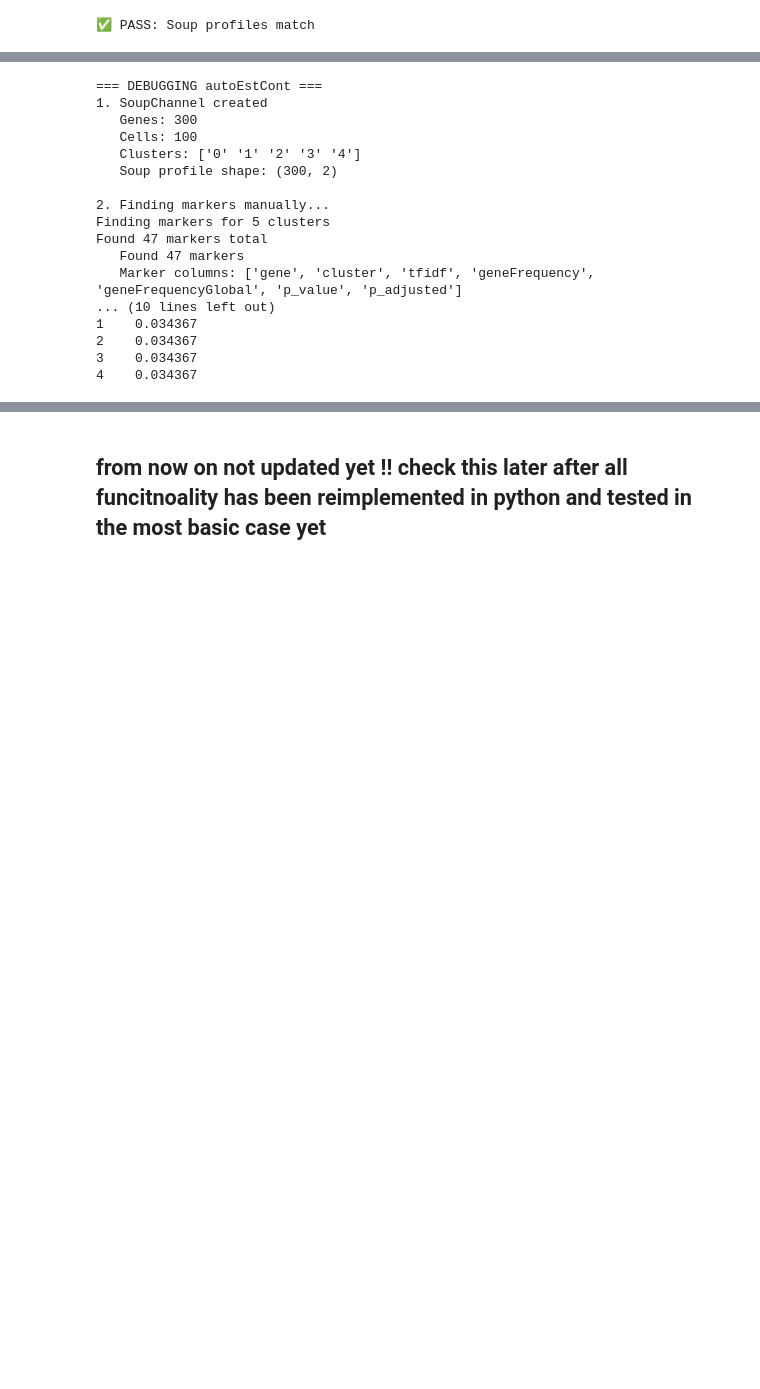
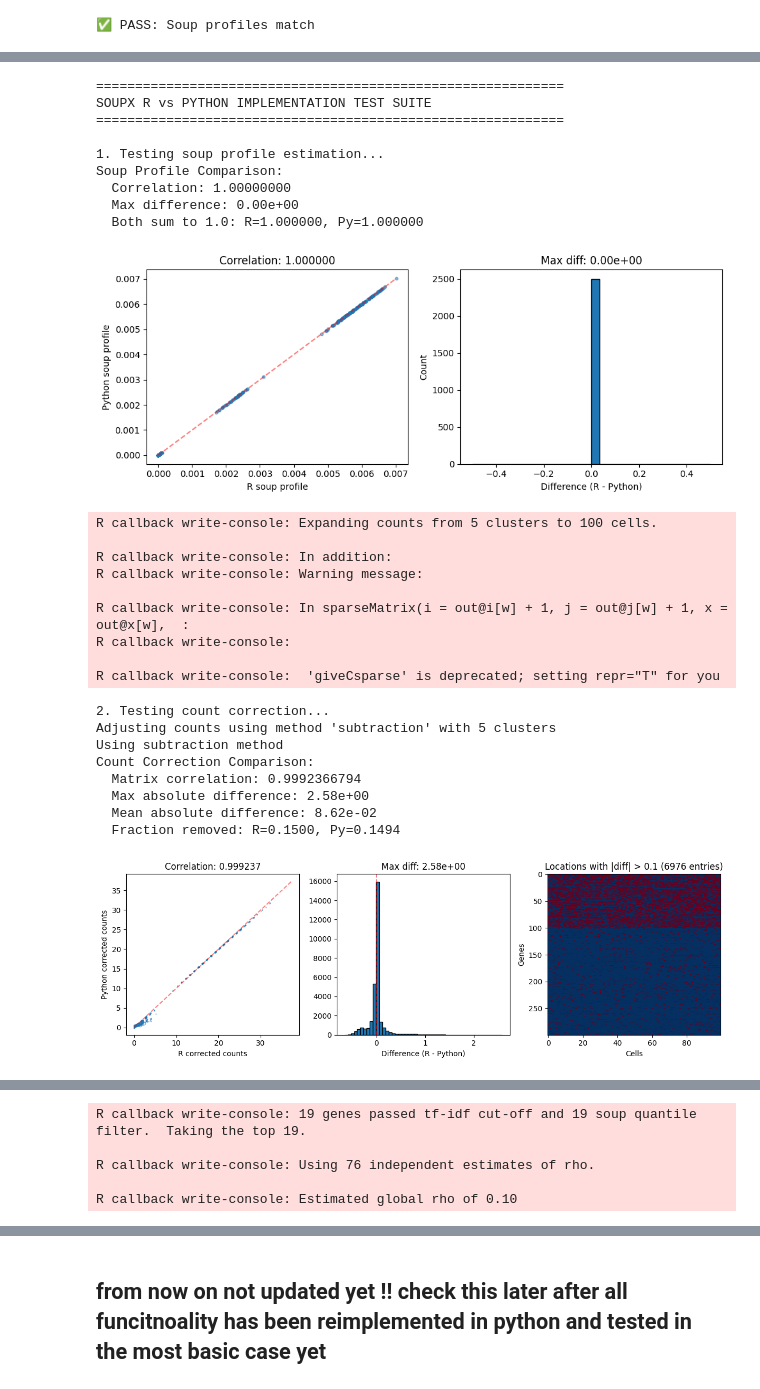
Before and after one commit to NiRuff/soupx-python, a Jupyter notebook: notebooks/test_soupx_basics.ipynb, the cells around one changed output, grey strips where cells are left out. Drawn from its saved outputs; the diff is of its cells as text; code cells hidden in the pictures; blank space fills up the shorter version.

```diff
--- a/notebooks/test_soupx_basics.ipynb
+++ b/notebooks/test_soupx_basics.ipynb
@@ -546,48 +672,59 @@ def run_all_tests():
     results = {}
 
     # Test 1: Soup profile
     print("\n1. Testing soup profile estimation...")
-    results['soup'] = compare_soup_profiles(data)
+    results['soup'] = compare_soup_profiles(data_with_markers)
 
     # Test 2: Count correction
     print("\n2. Testing count correction...")
     results['correction'] = compare_correction(data)
 
     # Test 3: Auto estimation
     print("\n3. Testing automated contamination estimation...")
-    results['auto'] = compare_auto_estimation(data)
+    results['auto'] = compare_auto_estimation(data_with_markers)
 
     # Summary
     print("\n" + "=" * 60)
     print("TEST SUMMARY")
     print("=" * 60)
 
     for test, passed in results.items():
         status = "✅ PASS" if passed else "❌ FAIL"
         print(f"{test.ljust(20)}: {status}")
 
     all_pass = all(results.values())
     print("\n" + ("✅ ALL TESTS PASSED!" if all_pass else "❌ SOME TESTS FAILED"))
 
     return results
 
 # Run all tests
 test_results = run_all_tests()
 # %% [output]
-=== DEBUGGING autoEstCont ===
-1. SoupChannel created
-   Genes: 300
-   Cells: 100
-   Clusters: ['0' '1' '2' '3' '4']
-   Soup profile shape: (300, 2)
+============================================================
+SOUPX R vs PYTHON IMPLEMENTATION TEST SUITE
+============================================================
 
-2. Finding markers manually...
-Finding markers for 5 clusters
-Found 47 markers total
-   Found 47 markers
-   Marker columns: ['gene', 'cluster', 'tfidf', 'geneFrequency', 'geneFrequencyGlobal', 'p_value', 'p_adjusted']
-... (10 lines left out)
-1    0.034367
-2    0.034367
-3    0.034367
-4    0.034367
+1. Testing soup profile estimation...
+Soup Profile Comparison:
+  Correlation: 1.00000000
+  Max difference: 0.00e+00
+  Both sum to 1.0: R=1.000000, Py=1.000000
+[figure, added]
+R callback write-console: Expanding counts from 5 clusters to 100 cells.
+
+R callback write-console: In addition:
+R callback write-console: Warning message:
+
+R callback write-console: In sparseMatrix(i = out@i[w] + 1, j = out@j[w] + 1, x = out@x[w],  :
+R callback write-console:
+
+R callback write-console:  'giveCsparse' is deprecated; setting repr="T" for you
+2. Testing count correction...
+Adjusting counts using method 'subtraction' with 5 clusters
+Using subtraction method
+Count Correction Comparison:
+  Matrix correlation: 0.9992366794
+  Max absolute difference: 2.58e+00
+  Mean absolute difference: 8.62e-02
+  Fraction removed: R=0.1500, Py=0.1494
+[figure, added]
@@ -593,0 +748,5 @@ Found 47 markers total
+R callback write-console: 19 genes passed tf-idf cut-off and 19 soup quantile filter.  Taking the top 19.
+
+R callback write-console: Using 76 independent estimates of rho.
+
+R callback write-console: Estimated global rho of 0.10
```
Also changed, not shown: parts of 21 cells of this notebook, 1 other file.
